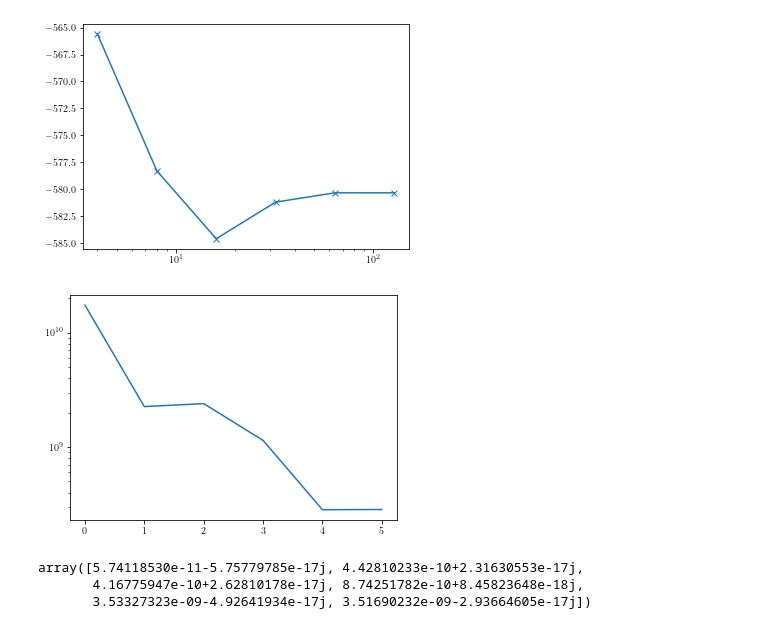
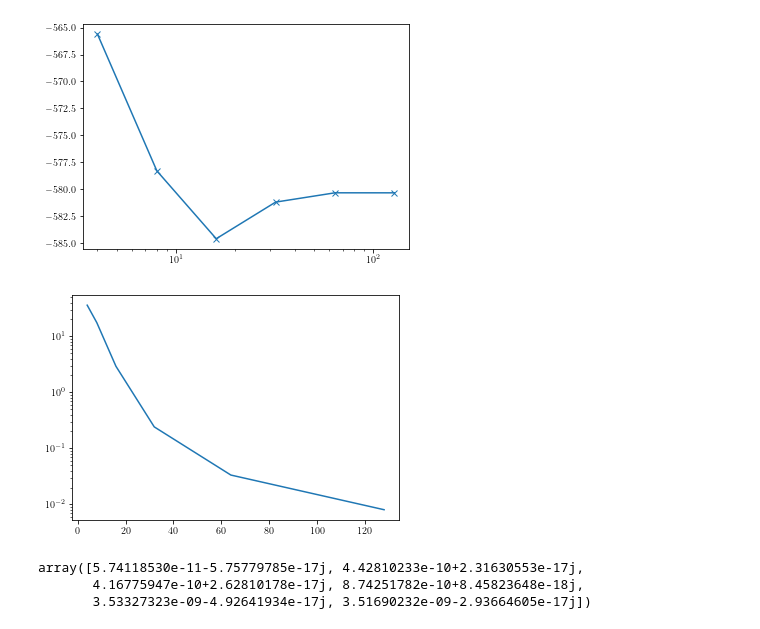
Before and after one commit to Progklui/rotor_lattice_models, a Jupyter notebook: numerics_verification.ipynb, the cells around one changed output. Saved outputs shown, nothing was run; the diff lists cells and outputs as text; code cells hidden in the pictures.

```diff
--- a/numerics_verification.ipynb
+++ b/numerics_verification.ipynb
@@ -401,10 +433,11 @@ plt.xscale('log', base=10)
  -580.34103495+4.56638884e-13j -580.34348668+4.33047778e-13j]
 [figure]
 # %%
-plt.plot(1/(E_size_qx_fdv_arr-E_size_q0_fdv_arr).real)
+plt.plot(My_list_fdv, (E_size_qy_fdv_arr-E_size_q0_fdv_arr).real)
+#plt.xscale('log')
 plt.yscale('log')
 # %% [output]
-[figure, old version]
+[figure, new version]
 # %%
 E_size_qx_fdv_arr-E_size_q0_fdv_arr
 # %% [output]
```
Also changed, not shown: parts of 4 cells of this notebook, 1 other file.
